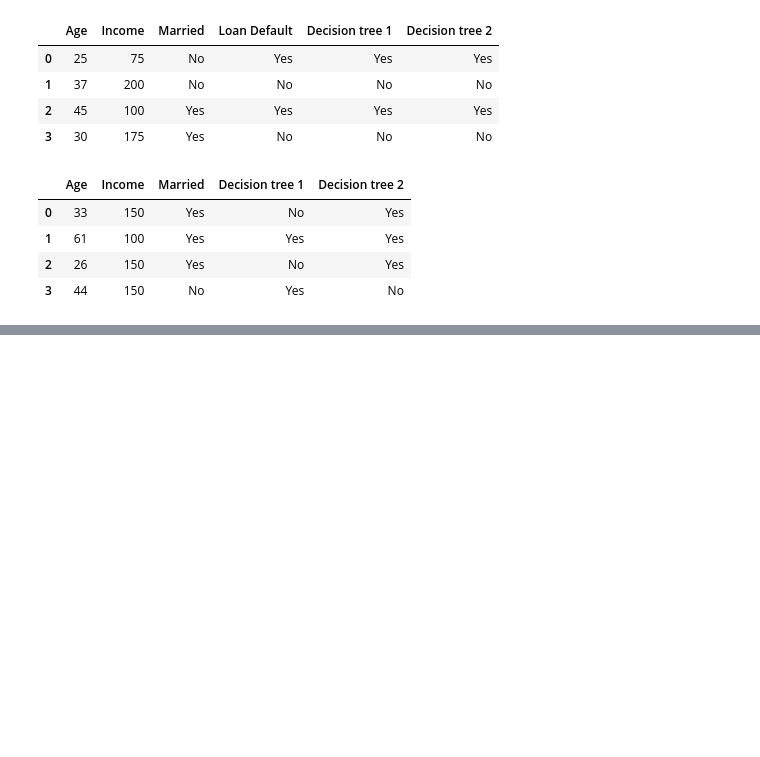
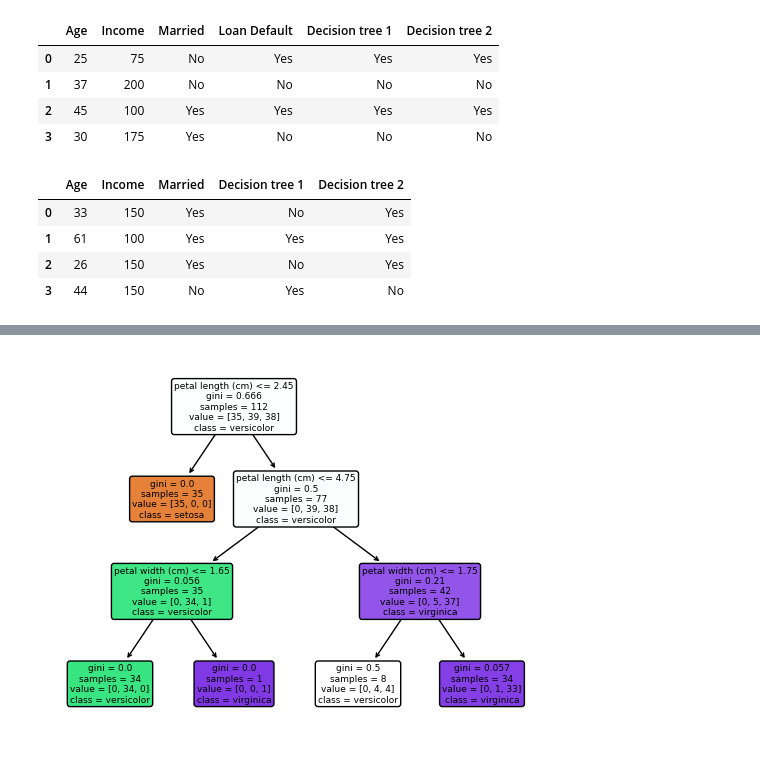
Before and after one commit to david1792x/notebooks, a Jupyter notebook: jupyter/decision_tree.ipynb, the cells around one changed output, grey strips where cells are left out. Cells and saved outputs as stored; diff of their text form; code cells hidden in the pictures; blank space fills up the shorter version.

```diff
--- a/jupyter/decision_tree.ipynb
+++ b/jupyter/decision_tree.ipynb
@@ -66,0 +65,16 @@ from sklearn.tree import DecisionTreeClassifier
+# %%
+from sklearn.tree import DecisionTreeClassifier
+from sklearn.tree import plot_tree
+from sklearn.datasets import load_iris
+from sklearn.model_selection import train_test_split
+import matplotlib.pyplot as plt
+import pandas as pd
+
+iris = load_iris()
+X = iris.data[:, 2:] # petal length and width
+y = iris.target
+
+data = pd.DataFrame(X, columns=iris.feature_names[2:])
+data['target'] = y
+data['target'] = data['target'].map({0: 'setosa', 1: 'versicolor', 2: 'virginica'})
+data
@@ -66,0 +95,10 @@ from sklearn.tree import DecisionTreeClassifier
+# %%
+X_train, X_test, y_train, y_test = train_test_split(X, y, random_state=42)
+
+tree_clf = DecisionTreeClassifier(max_depth=3, random_state=42)
+tree_clf.fit(X_train, y_train)
+
+plot_tree(tree_clf, filled=True, rounded=True, class_names=iris.target_names, feature_names=iris.feature_names[2:])
+plt.show()
+# %% [output]
+[figure, added]
```
Also changed, not shown: parts of 5 cells of this notebook.
